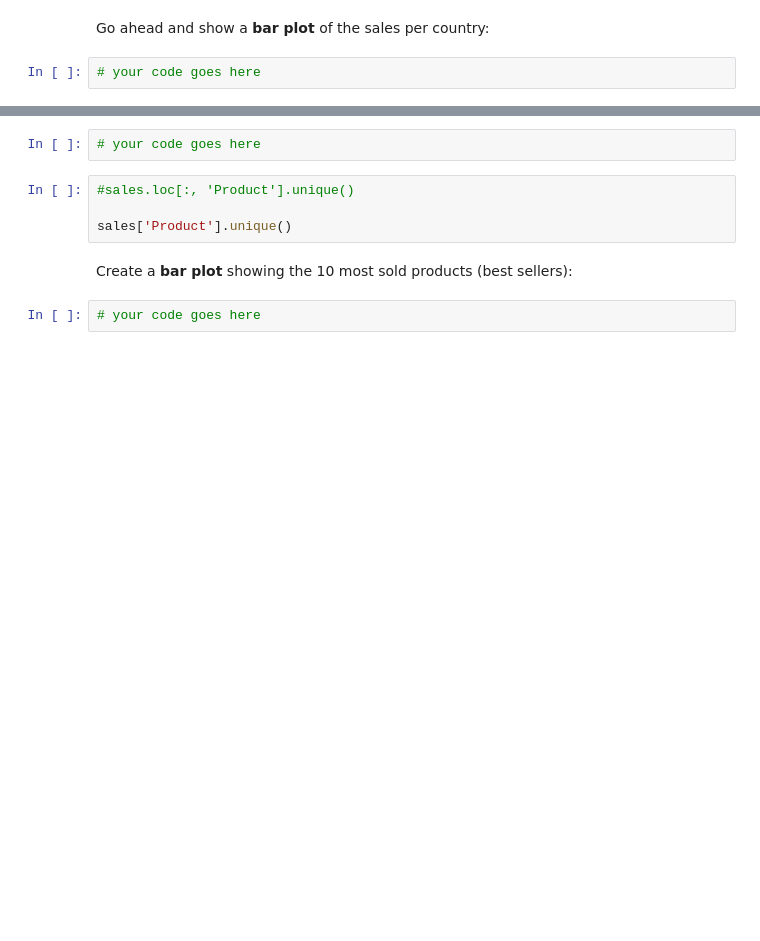
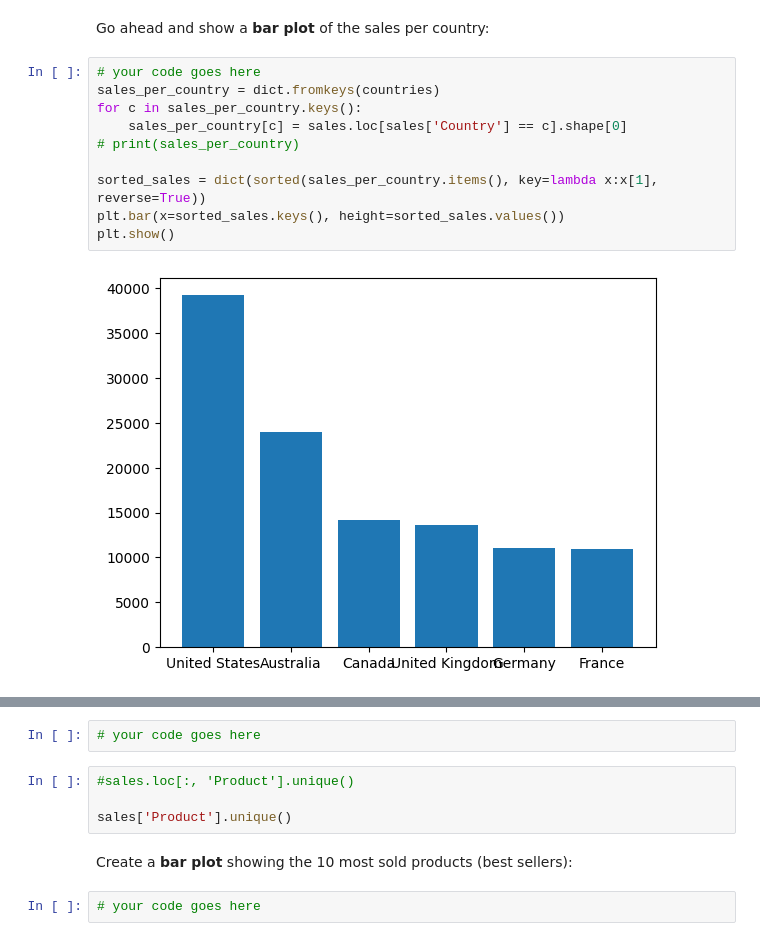
Before and after one commit to Javi-M/Data-Analysis-with-Python-freeCodeCamp, a Jupyter notebook: FreeCodeCamp-Pandas-Real-Life-Example/Exercises_1.ipynb, the cells around one changed output, grey strips where cells are left out. Drawn from its saved outputs; the diff is of its cells as text; blank space fills up the shorter version.

```diff
--- a/FreeCodeCamp-Pandas-Real-Life-Example/Exercises_1.ipynb
+++ b/FreeCodeCamp-Pandas-Real-Life-Example/Exercises_1.ipynb
@@ -233,6 +241,16 @@ sales['Country'].value_counts()
 # %% [markdown]
 Go ahead and show a <b>bar plot</b> of the sales per country:
-# %%
-# your code goes here
+# %%
+# your code goes here
+sales_per_country = dict.fromkeys(countries)
+for c in sales_per_country.keys():
+    sales_per_country[c] = sales.loc[sales['Country'] == c].shape[0]
+# print(sales_per_country)
+
+sorted_sales = dict(sorted(sales_per_country.items(), key=lambda x:x[1], reverse=True))
+plt.bar(x=sorted_sales.keys(), height=sorted_sales.values())
+plt.show()
+# %% [output]
+[figure, added]
 # %%
 sales['Country'].value_counts().plot(kind='bar', figsize=(14,6))
```
Also changed, not shown: parts of 2 cells of this notebook, 2 other files.
